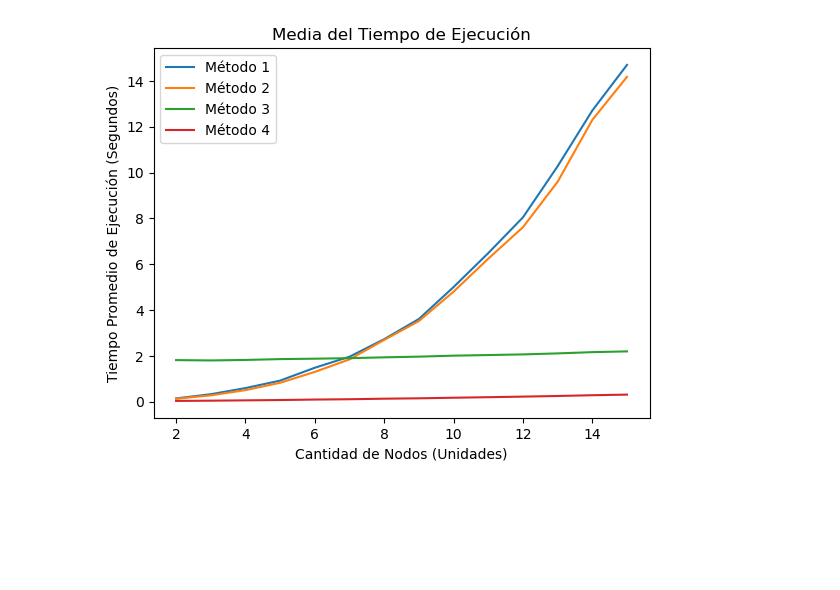
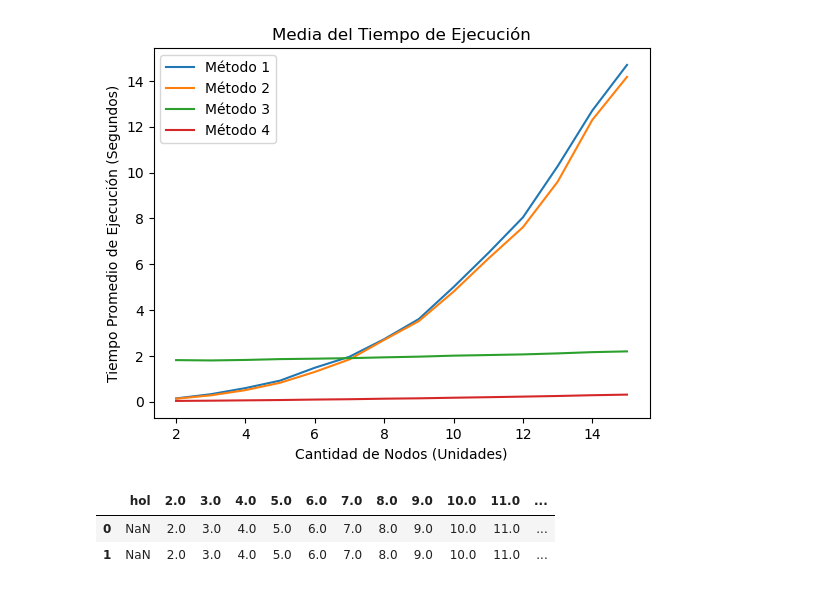
Before and after one commit to LazaroDGM/MetapopulationEpidemicModels, a Jupyter notebook: experiments/experiment_02/experiment_02.ipynb, the cells around one changed output. Cells and saved outputs as stored; diff of their text form; code cells hidden in the pictures; blank space fills up the shorter version.

```diff
--- a/experiments/experiment_02/experiment_02.ipynb
+++ b/experiments/experiment_02/experiment_02.ipynb
@@ -383,3 +383,15 @@ graph_many_time_complexity([
 ])
 # %% [output]
 [figure]
+# %%
+import pandas as pd
+
+Ks = np.linspace(2,15,14)
+df = pd.DataFrame(columns=Ks, dtype=float)
+df = df.append(pd.Series(Ks, index=Ks,name='Holi'), ignore_index=True, )
+df = df.append(pd.Series(Ks, index=Ks,name='Hola'), ignore_index=True)
+df
+# %% [output]
+|  | hol | 2.0 | 3.0 | 4.0 | 5.0 | 6.0 | 7.0 | 8.0 | 9.0 | 10.0 | 11.0 | ... |
+| 0 | NaN | 2.0 | 3.0 | 4.0 | 5.0 | 6.0 | 7.0 | 8.0 | 9.0 | 10.0 | 11.0 | ... |
+| 1 | NaN | 2.0 | 3.0 | 4.0 | 5.0 | 6.0 | 7.0 | 8.0 | 9.0 | 10.0 | 11.0 | ... |
```
Also changed, not shown: parts of 2 cells of this notebook, 3 other files.
